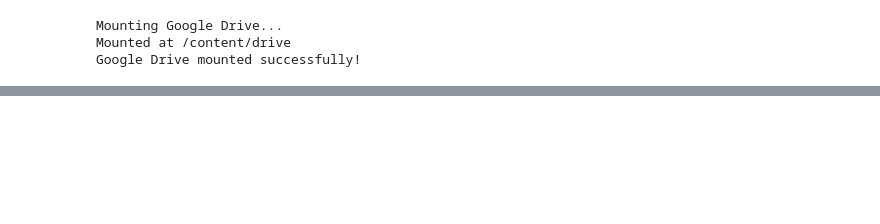
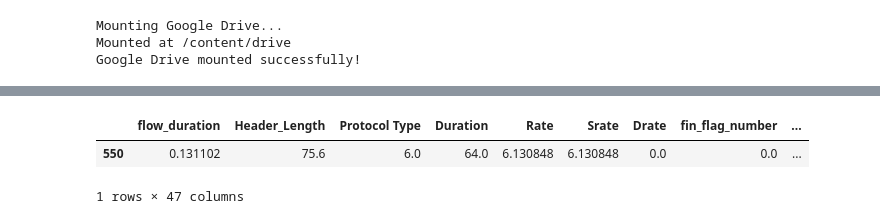
Before and after one commit to IT22091352/ML-Group_Assignment-2026, a Jupyter notebook: DecisionTree.ipynb, the cells around one changed output, grey strips where cells are left out. Saved outputs shown, nothing was run; the diff lists cells and outputs as text; code cells hidden in the pictures; blank space fills up the shorter version.

```diff
--- a/DecisionTree.ipynb
+++ b/DecisionTree.ipynb
@@ -173,0 +390,6 @@ Generating Confusion Matrix Plot...
+# %%
+display(df_test.iloc[[550]])
+# %% [output]
+|  | flow_duration | Header_Length | Protocol Type | Duration | Rate | Srate | Drate | fin_flag_number | ... |
+| 550 | 0.131102 | 75.6 | 6.0 | 64.0 | 6.130848 | 6.130848 | 0.0 | 0.0 | ... |
+1 rows × 47 columns
```
Also changed, not shown: parts of 11 cells of this notebook.
